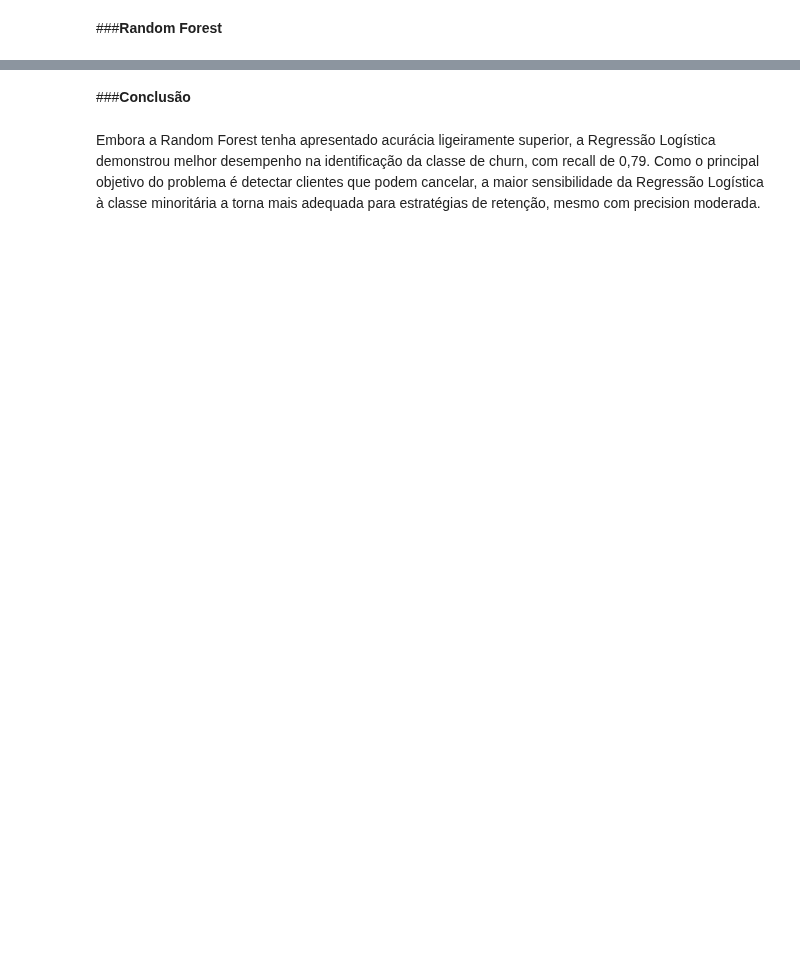
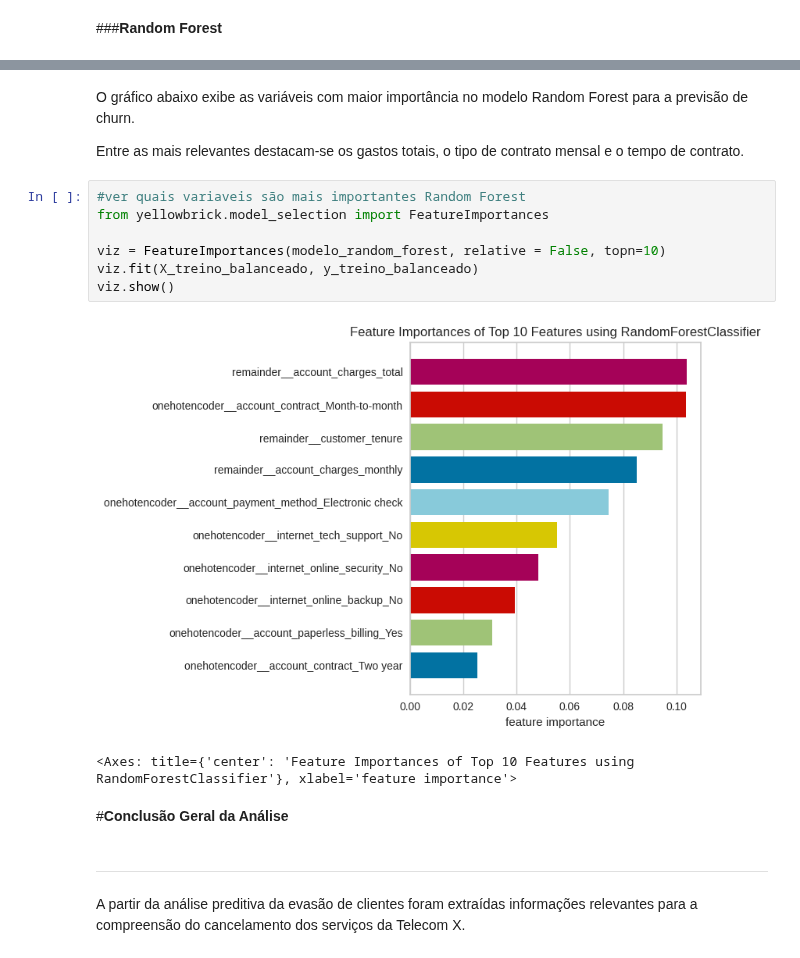
Before and after one commit to paulahruizpro-ux/telecom-x-ii, a Jupyter notebook: Telecom_X_2.ipynb, the cells around one changed output, grey strips where cells are left out. Saved outputs shown, nothing was run; the diff lists cells and outputs as text; blank space fills up the shorter version.

```diff
--- a/Telecom_X_2.ipynb
+++ b/Telecom_X_2.ipynb
@@ -697,4 +683,22 @@ O modelo Random Forest apresentou acurácia de 78,8%. Observa-se bom desempenho
+# %% [markdown]
+O gráfico abaixo exibe as variáveis com maior importância no modelo Random Forest para a previsão de churn.
+
+Entre as mais relevantes destacam-se os gastos totais, o tipo de contrato mensal e o tempo de contrato.
+# %%
+#ver quais variaveis são mais importantes Random Forest
+from yellowbrick.model_selection import FeatureImportances
+
+viz = FeatureImportances(modelo_random_forest, relative = False, topn=10)
+viz.fit(X_treino_balanceado, y_treino_balanceado)
+viz.show()
+# %% [output]
+[figure, added]
+<Axes: title={'center': 'Feature Importances of Top 10 Features using RandomForestClassifier'}, xlabel='feature importance'>
+# %% [markdown]
+#**Conclusão Geral da Análise**
 # %% [markdown]
-###**Conclusão**
+
+
+---
-# %% [markdown]
-Embora a Random Forest tenha apresentado acurácia ligeiramente superior, a Regressão Logística demonstrou melhor desempenho na identificação da classe de churn, com recall de 0,79. Como o principal objetivo do problema é detectar clientes que podem cancelar, a maior sensibilidade da Regressão Logística à classe minoritária a torna mais adequada para estratégias de retenção, mesmo com precision moderada.
+# %% [markdown]
+A partir da análise preditiva da evasão de clientes foram extraídas informações relevantes para a compreensão do cancelamento dos serviços da Telecom X.
```
Also changed, not shown: parts of 50 cells of this notebook.
